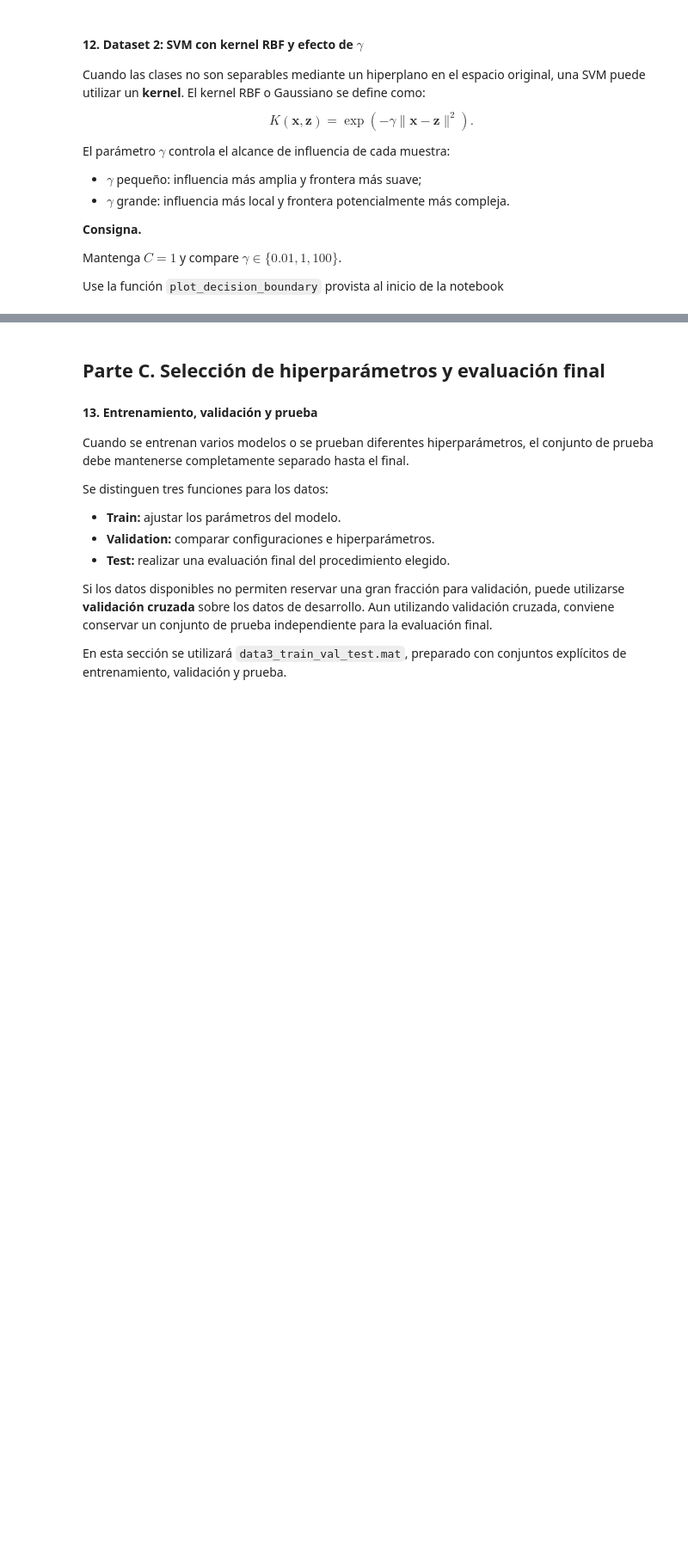
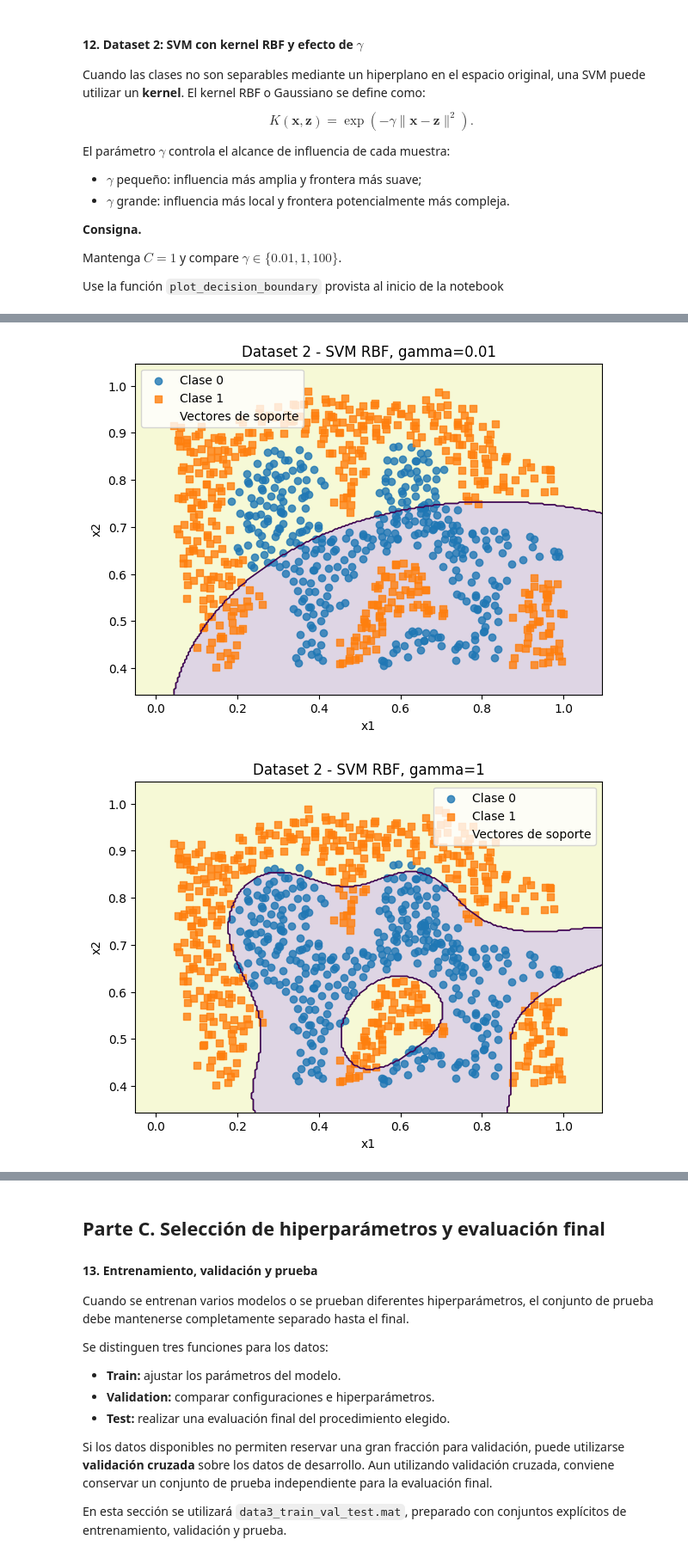
Before and after one commit to LucasSegovia01/Nu-ez_Segovia-Aprendizaje_automatico, a Jupyter notebook: Trabajo_practico_6/Clasificacion_LDA_SVM.ipynb, the cells around one changed output, grey strips where cells are left out. Shown at 86% size. Saved outputs shown, nothing was run; the diff lists cells and outputs as text; code cells hidden in the pictures; blank space fills up the shorter version.

```diff
--- a/Trabajo_practico_6/Clasificacion_LDA_SVM.ipynb
+++ b/Trabajo_practico_6/Clasificacion_LDA_SVM.ipynb
@@ -767,0 +792,15 @@ Cantidad por clase: [383 480]
+# %%
+valores_gamma = [0.01, 1, 100]
+
+for gamma in valores_gamma:
+  svm_rbf = Pipeline([
+      ('scaler', StandardScaler()),
+      ('svc', SVC(kernel='rbf', gamma=gamma, C=1))
+  ])
+
+  svm_rbf.fit(X_svm2, y_svm2)
+
+  plot_decision_boundary(svm_rbf, X_svm2, y_svm2, f'Dataset 2 - SVM RBF, gamma={gamma}')
+# %% [output]
+[figure, added]
+[figure, added]
```
Also changed, not shown: parts of 17 cells of this notebook.
